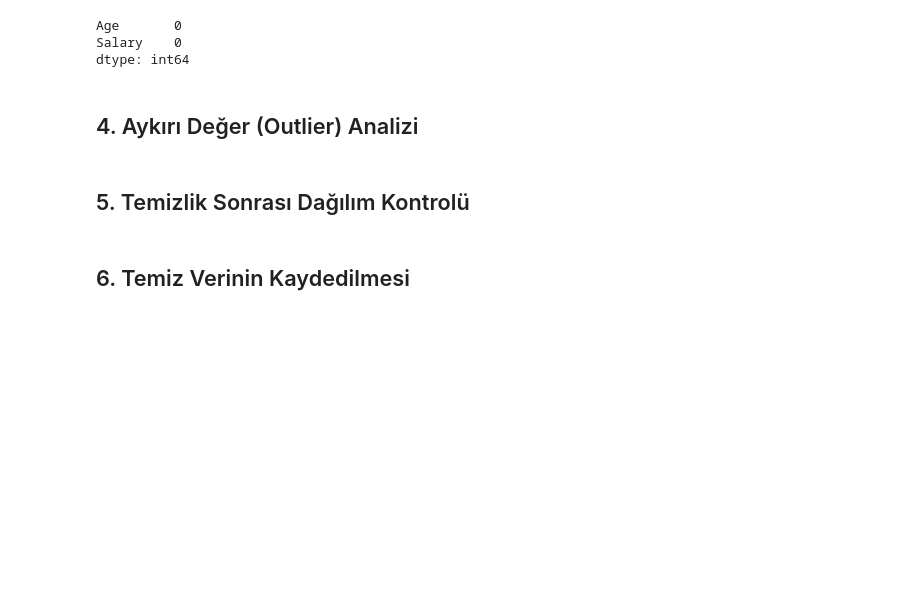
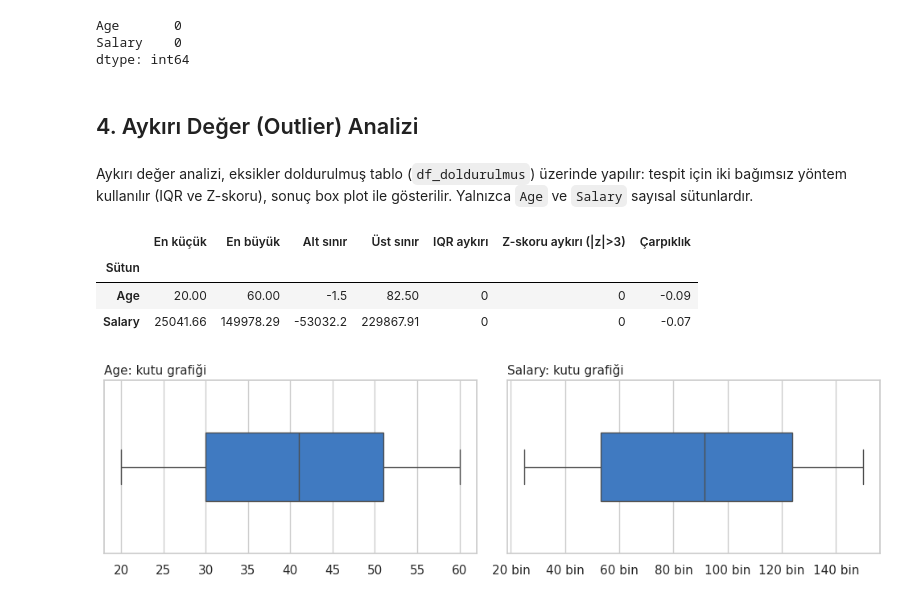
Before and after one commit to CTimurSefergil/VeriMadenciligi, a Jupyter notebook: odev01-veri-temizleme/notebooks/02_calisanlar.ipynb, the cells around one changed output. Drawn from its saved outputs; the diff is of its cells as text; code cells hidden in the pictures; blank space fills up the shorter version.

```diff
--- a/odev01-veri-temizleme/notebooks/02_calisanlar.ipynb
+++ b/odev01-veri-temizleme/notebooks/02_calisanlar.ipynb
@@ -495,9 +552,3 @@ df_doldurulmus[eksik_sutunlar].isna().sum()
 Age       0
 Salary    0
 dtype: int64
-# %% [markdown]
-## 4. Aykırı Değer (Outlier) Analizi
-# %% [markdown]
-## 5. Temizlik Sonrası Dağılım Kontrolü
-# %% [markdown]
-## 6. Temiz Verinin Kaydedilmesi
@@ -505,0 +555,58 @@ df.to_excel(PROCESSED / "Calisanlar_temiz.xlsx", index=False)
+# %% [markdown]
+## 4. Aykırı Değer (Outlier) Analizi
+# %% [markdown]
+Aykırı değer analizi, eksikler doldurulmuş tablo (`df_doldurulmus`) üzerinde yapılır: tespit için iki bağımsız yöntem kullanılır (IQR ve Z-skoru), sonuç box plot ile gösterilir. Yalnızca `Age` ve `Salary` sayısal sütunlardır.
+# %%
+from scipy import stats
+
+ANALIZ_SUTUNLARI = ["Age", "Salary"]
+
+
+def iqr_sinirlari(seri, katsayi=1.5):
+    """IQR yöntemi: [Q1 - 1.5*IQR, Q3 + 1.5*IQR] aralığının dışındaki değerler aykırı sayılır."""
+    q1, q3 = seri.quantile([0.25, 0.75])
+    iqr = q3 - q1
+    return q1 - katsayi * iqr, q3 + katsayi * iqr
+
+
+def aykiri_raporu(veri, sutunlar):
+    """Her sütun için IQR sınırları, IQR ve Z-skoru (|z| > 3) ile bulunan aykırı sayıları. Veriyi değiştirmez."""
+    satirlar = []
+    for sutun in sutunlar:
+        seri = veri[sutun].dropna().astype(float)
+        alt, ust = iqr_sinirlari(seri)
+        z = np.abs(stats.zscore(seri))
+        satirlar.append({
+            "Sütun": sutun,
+            "En küçük": seri.min(), "En büyük": seri.max(),
+            "Alt sınır": alt, "Üst sınır": ust,
+            "IQR aykırı": int(((seri < alt) | (seri > ust)).sum()),
+            "Z-skoru aykırı (|z|>3)": int((z > 3).sum()),
+            "Çarpıklık": seri.skew(),
+        })
+    return pd.DataFrame(satirlar).set_index("Sütun")
+
+
+aykiri_raporu(df_doldurulmus, ANALIZ_SUTUNLARI).round(2)
+# %% [output]
+|  | En küçük | En büyük | Alt sınır | Üst sınır | IQR aykırı | Z-skoru aykırı (|z|>3) | Çarpıklık |
+| Sütun |  |  |  |  |  |  |  |
+| Age | 20.00 | 60.00 | -1.5 | 82.50 | 0 | 0 | -0.09 |
+| Salary | 25041.66 | 149978.29 | -53032.2 | 229867.91 | 0 | 0 | -0.07 |
+# %%
+# Box plot: her sütun kendi ölçeğinde; sınırların dışındaki noktalar aykırı değer olarak ayrıca çizilir
+KUTU_RENK = "#2a78d6"
+fig, axes = plt.subplots(1, len(ANALIZ_SUTUNLARI), figsize=(10, 3))
+for ax, sutun in zip(axes, ANALIZ_SUTUNLARI):
+    sns.boxplot(x=df_doldurulmus[sutun].astype(float), color=KUTU_RENK, width=0.4, ax=ax,
+                flierprops={"marker": "o", "markerfacecolor": "#d62a2a", "markersize": 4})
+    ax.set_title(f"{sutun}: kutu grafiği", loc="left", fontsize=11)
+    ax.set_xlabel("")
+    if sutun == "Salary":
+        ax.xaxis.set_major_formatter(FuncFormatter(lambda x, _: f"{x / 1e3:g} bin"))
+fig.tight_layout()
+
+fig.savefig(FIGURES / "calisanlar_aykiri_boxplot.png", dpi=150, bbox_inches="tight")
+plt.show()
+# %% [output]
+[figure, added]
```
Also changed, not shown: parts of 26 cells of this notebook, 1 other file.
